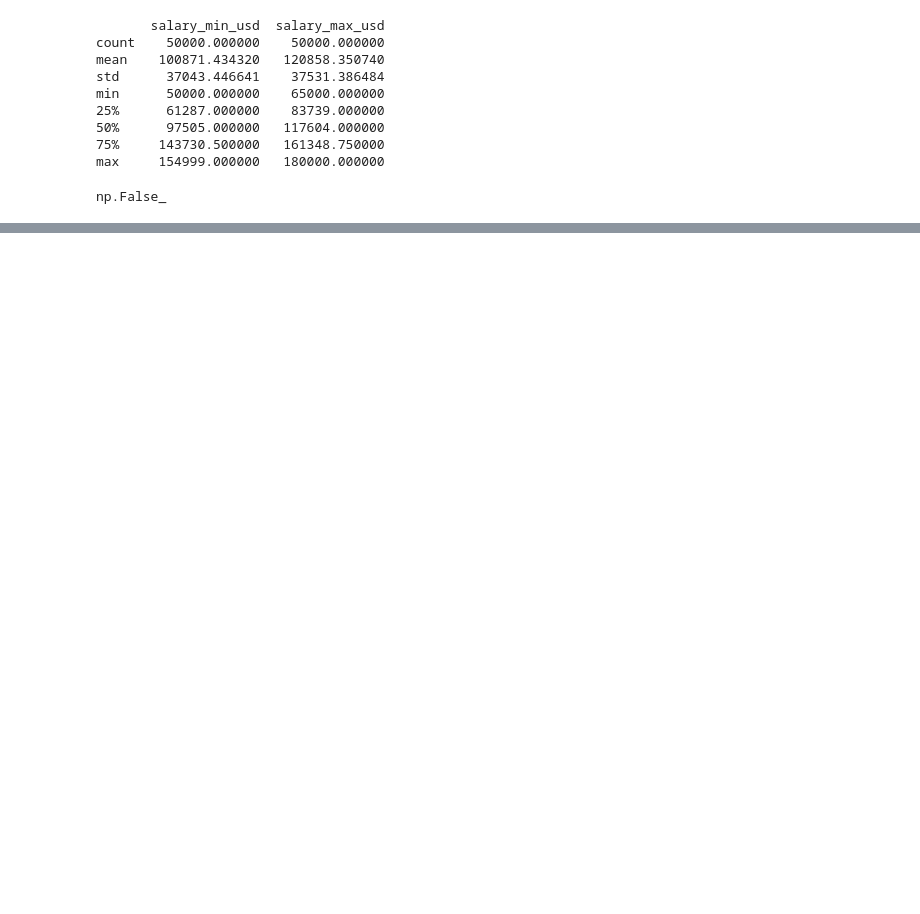
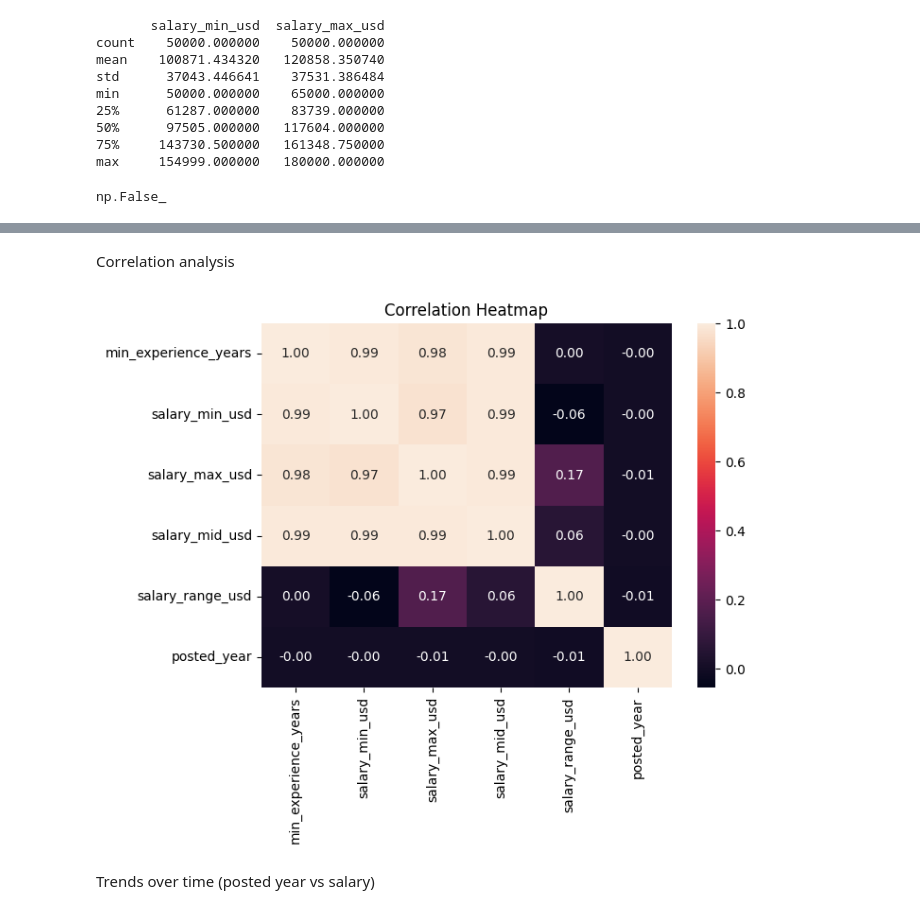
Before and after one commit to skylerbrough/MATH575, a Jupyter notebook: Project1.ipynb, the cells around one changed output, grey strips where cells are left out. Drawn from its saved outputs; the diff is of its cells as text; code cells hidden in the pictures; blank space fills up the shorter version.

```diff
--- a/Project1.ipynb
+++ b/Project1.ipynb
@@ -157,0 +378,14 @@ df['salary_mid'] = (df['salary_max_usd'] + df['salary_min_usd'])/2
+# %% [markdown]
+Correlation analysis
+# %%
+num_cols = ["min_experience_years","salary_min_usd","salary_max_usd","salary_mid_usd","salary_range_usd","posted_year"]
+corr = df[num_cols].corr()
+
+plt.figure(figsize=(7,5))
+sns.heatmap(corr, annot=True, fmt=".2f")
+plt.title("Correlation Heatmap")
+plt.show()
+# %% [output]
+[figure, added]
+# %% [markdown]
+Trends over time (posted year vs salary)
```
Also changed, not shown: parts of 42 cells of this notebook.
